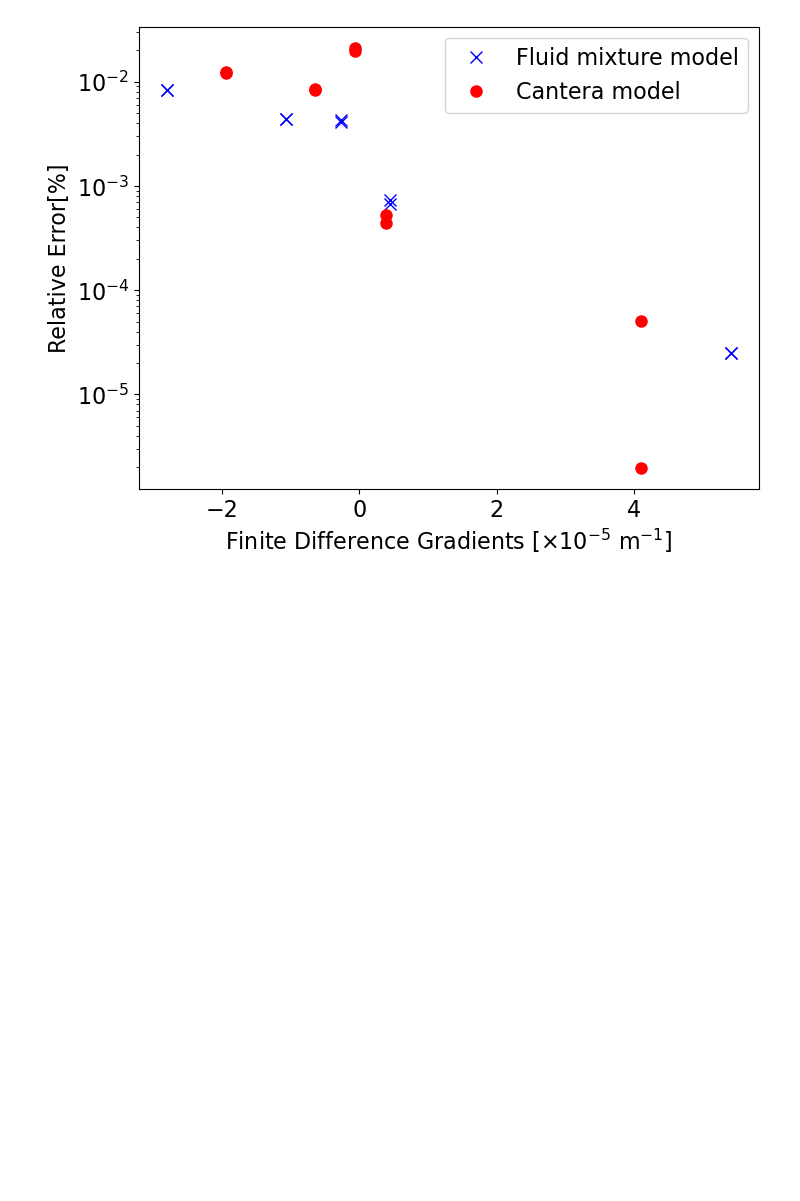
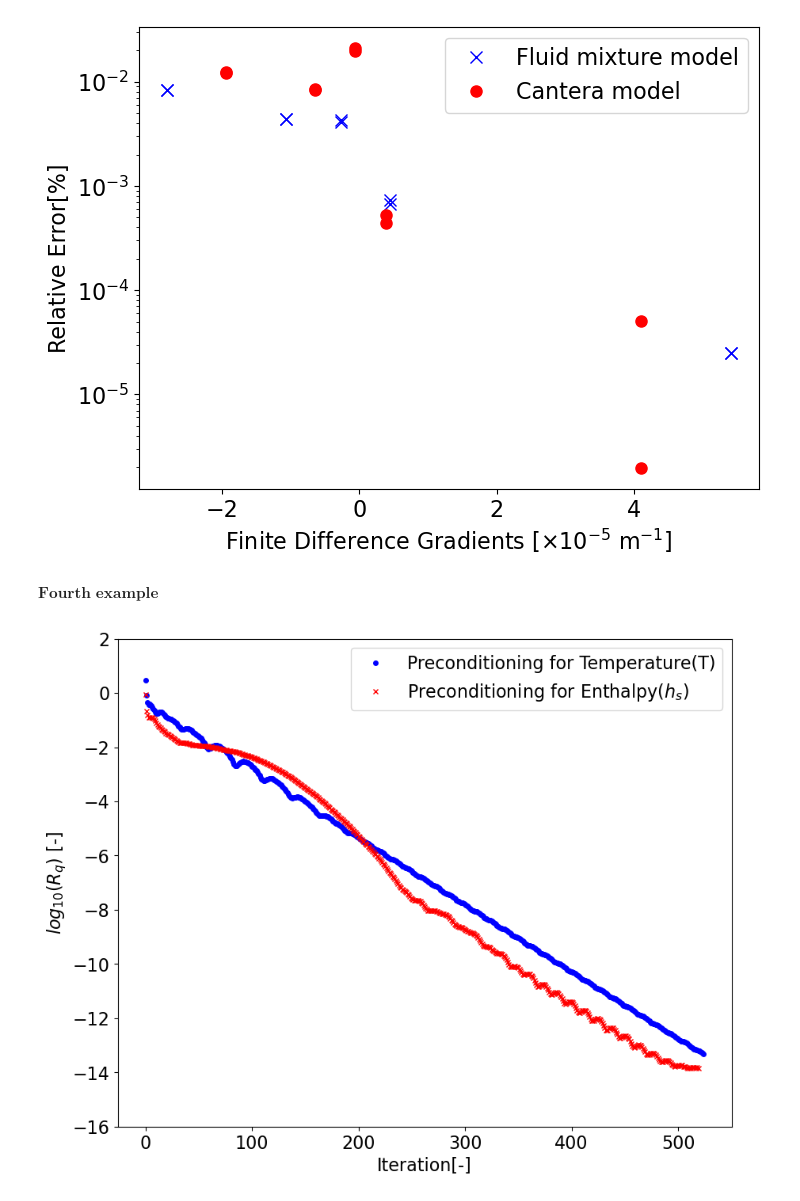
Before and after one commit to Cristopher-Morales/python-scripts, a Jupyter notebook: create_multiple_plots.ipynb, the cells around one changed output. Drawn from its saved outputs; the diff is of its cells as text; code cells hidden in the pictures; blank space fills up the shorter version.

Commit message:
updating examples

```diff
--- a/create_multiple_plots.ipynb
+++ b/create_multiple_plots.ipynb
@@ -251,3 +262,46 @@ plot_config = {'xlabel': xlabel, 'ylabel': ylabel, 'marker_size': marker_size,\
 loop_plot(plots, **plot_config)
 # %% [output]
 [figure]
+# %% [markdown]
+$\textbf{Fourth example}$
+# %%
+# first we obtain the data that we want to plot
+# getting the path to the data that we want to plot
+path=getcwd()+"/codes/TestCases/species_transport/passive_transport_validation/"
+# get data that is going to be plot in the x-axis
+x_1=pd.read_csv(path+"develop/passive_scalar/history.csv", usecols=["Inner_Iter"]).values
+x_2=pd.read_csv(path+"preconditioning/passive_scalar/history.csv", usecols=["Inner_Iter"]).values
+# get data that is goint to be plot in the y-axis
+y_1=pd.read_csv(path+"develop/passive_scalar/history.csv", usecols=['     "rms[T]"     ']).values
+y_2=pd.read_csv(path+"preconditioning/passive_scalar/history.csv", usecols=['     "rms[h]"     ']).values
+# define labels for each plots
+title_1 = "Preconditioning for Temperature(T)"
+title_2 = "Preconditioning for Enthalpy($h_{s}$)"
+# introduce x and y axis labels
+xlabel='Iteration[-]'
+ylabel= "$log_{10}(R_{q})$ [-]"
+# define markers for each plot
+marker_1= 'bo'
+marker_2= 'rx'
+# define figure name, figure, marker and font sizes
+figure_name='T_vs_H_preconditioning'
+figure_size=(10,8)
+marker_size = 4
+font_size = 16
+# gather previous definitions in list
+x=[x_1,x_2]
+y=[y_1,y_2]
+markers=[marker_1,marker_2]
+titles=[title_1,title_2]
+# zip data, markers and titles
+plots=zip(x,y,markers,titles)
+# define y-limits (optional)
+ylimits=[-16,2]
+# define plot configuration string
+plot_config= {'xlabel': xlabel, 'ylabel': ylabel, 'marker_size': marker_size,\
+              'figure_size': figure_size,'font_size': font_size, 'save_figure': 'yes',\
+              'figure_name': figure_name, 'y_limits': ylimits}
+# create and plot the data
+loop_plot(plots, **plot_config)
+# %% [output]
+[figure, added]
```
Also changed, not shown: parts of 15 cells of this notebook.
